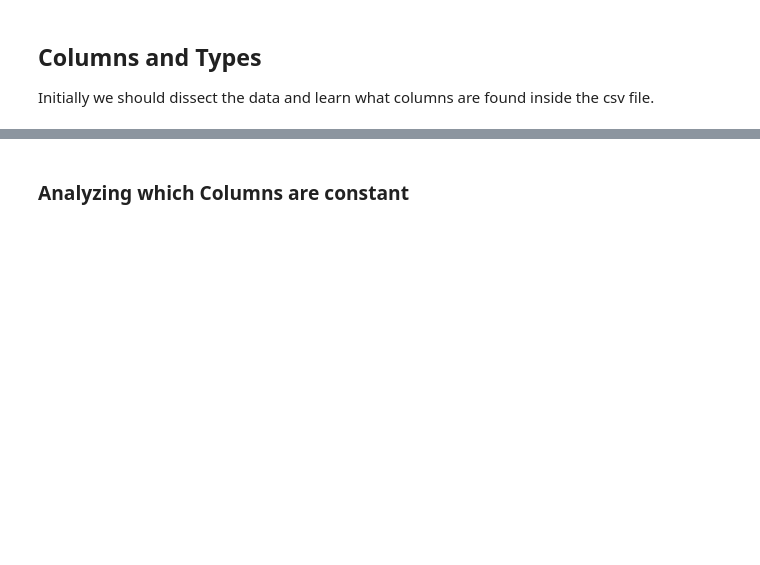
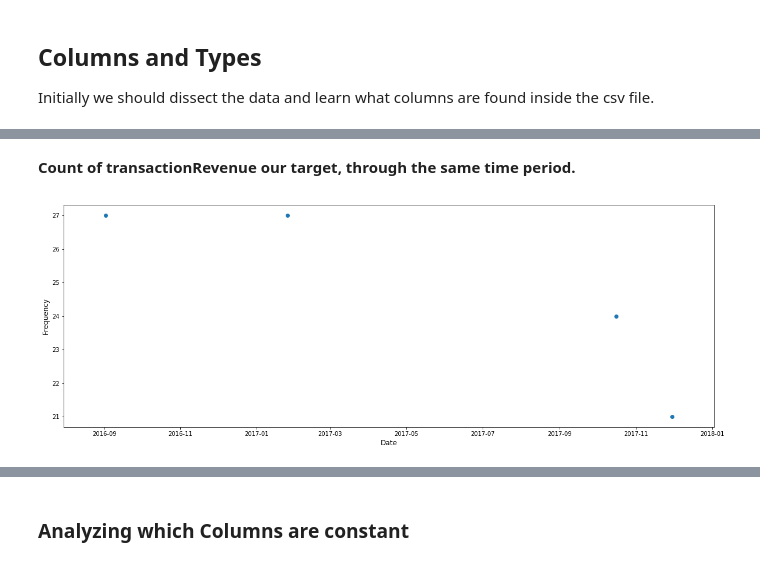
Before and after one commit to dankolesnikov/google-revenue-prediction, a Jupyter notebook: Google Revenue Prediction.ipynb, the cells around one changed output, grey strips where cells are left out. Cells and saved outputs as stored; diff of their text form; code cells hidden in the pictures; blank space fills up the shorter version.

```diff
--- a/Google Revenue Prediction.ipynb
+++ b/Google Revenue Prediction.ipynb
@@ -53,0 +118,11 @@ train_df.dtypes
+# %% [markdown]
+**Count of transactionRevenue our target, through the same time period.**
+# %%
+plt.figure(figsize=(20,7))
+plt.ticklabel_format(axis='y', style='plain')
+plt.ylabel('Frequency', fontsize=12)
+plt.xlabel('Date', fontsize=12)
+plt.scatter(time_agg.index.values, time_agg['count'])
+plt.show()
+# %% [output]
+[figure, added]
```
Also changed, not shown: parts of 34 cells of this notebook.
